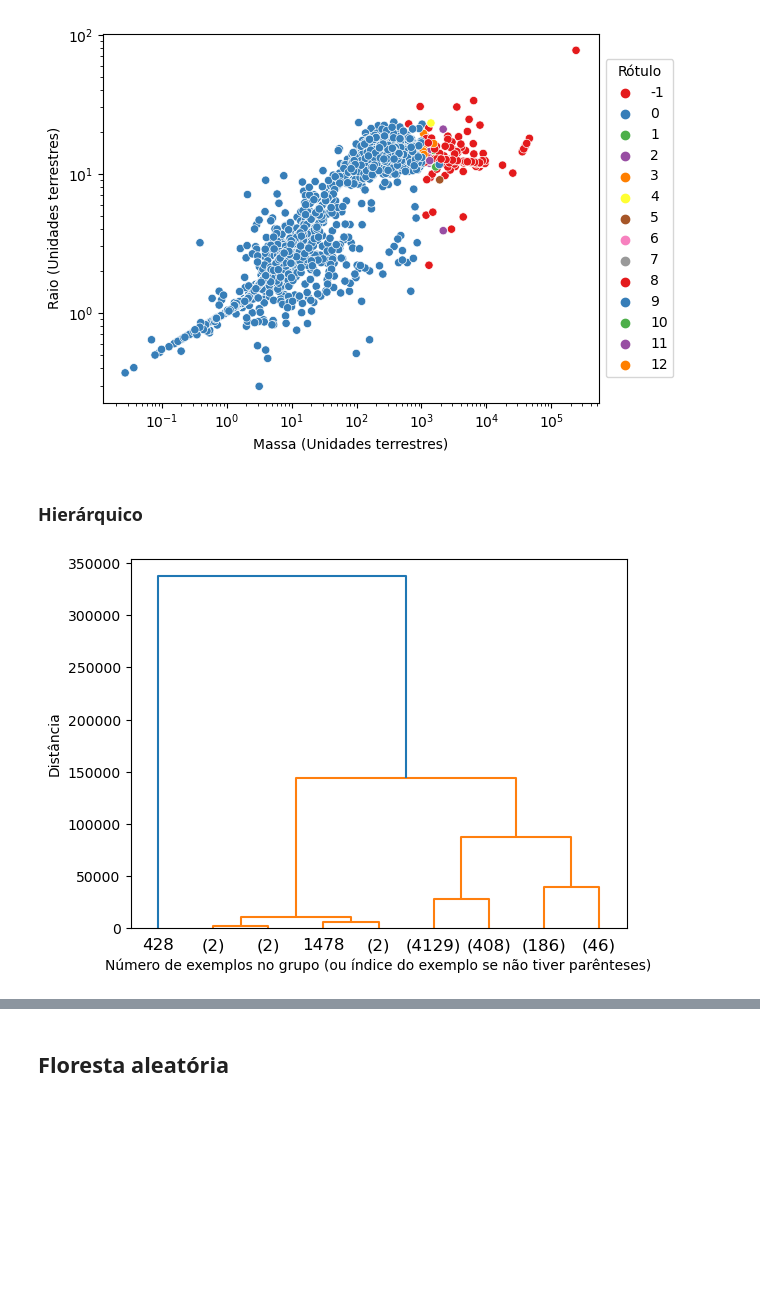
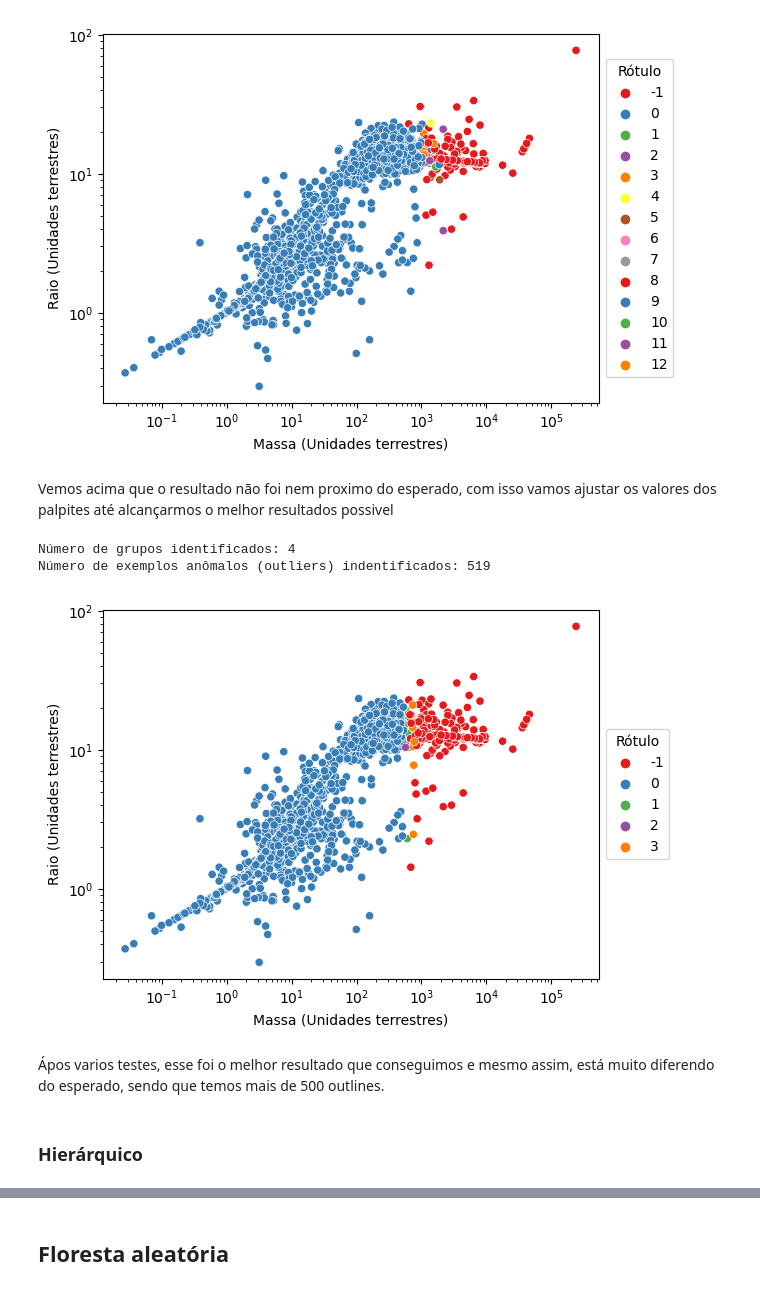
Before and after one commit to EricLeandroLM/Projeto_final_Machine_learning, a Jupyter notebook: Trabalho final.ipynb, the cells around one changed output, grey strips where cells are left out. Saved outputs shown, nothing was run; the diff lists cells and outputs as text; code cells hidden in the pictures; blank space fills up the shorter version.

```diff
--- a/Trabalho final.ipynb
+++ b/Trabalho final.ipynb
@@ -386,21 +359,22 @@ O palpite para o raio da vizinhança é 14.449715999999993
 # %% [markdown]
 Agora vamos aplicar os palpites n o modelo veremos sua performance
 # %%
+'''Teste dos palpites'''
 
-RAIO_VIZINHANCA = 14.449715999999993
-NUM_MIN_VIZINHOS = palpite_num_min_vizinhos
+RAIO_VIZINHANCA = palpite_raio_vizinhanca # Definindo o raio da vizinhança
+NUM_MIN_VIZINHOS = palpite_num_min_vizinhos # Definindo o raio da vizinhança
 
-agrupador = DBSCAN(eps=RAIO_VIZINHANCA, min_samples=NUM_MIN_VIZINHOS)
+agrupador = DBSCAN(eps=RAIO_VIZINHANCA, min_samples=NUM_MIN_VIZINHOS) # Gearndo o modelo
 
-agrupador.fit(X)
+agrupador.fit(X) # Fazendo o agrupasmento dos dados
 
-rotulos = agrupador.labels_
+rotulos = agrupador.labels_ # Pegandos os rotulos de cada grupo
 
-n_outliers = list(rotulos).count(-1)
-n_grupos = len(set(rotulos))
+n_outliers = list(rotulos).count(-1) # Definindo o número de outlines
+n_grupos = len(set(rotulos)) # Definindo o número de grupos
 
 if n_outliers > 0:
-    n_grupos = n_grupos - 1
+    n_grupos = n_grupos - 1 # Corrigindo o número de grupos, retirando os outlines
 
 print(f"Número de grupos identificados: {n_grupos}")
 print(f"Número de exemplos anômalos (outliers) indentificados: {n_outliers}")
@@ -415,29 +389,40 @@ plt.legend(title="Rótulo", loc="center left", bbox_to_anchor=(1, 0.5));
 Número de grupos identificados: 13
 Número de exemplos anômalos (outliers) indentificados: 310
 [figure]
+# %% [markdown]
+Vemos acima que o resultado não foi nem proximo do esperado, com isso vamos ajustar os valores dos palpites até alcançarmos o melhor resultados possivel
+# %%
+'''Valores finais definidos'''
+
+RAIO_VIZINHANCA = 16 # Definindo o raio da vizinhança
+NUM_MIN_VIZINHOS = 20 # Definindo o raio da vizinhança
+
+agrupador = DBSCAN(eps=RAIO_VIZINHANCA, min_samples=NUM_MIN_VIZINHOS) # Gearndo o modelo
+
+agrupador.fit(X) # Fazendo o agrupasmento dos dados
+
+rotulos = agrupador.labels_ # Pegandos os rotulos de cada grupo
+
+n_outliers = list(rotulos).count(-1) # Definindo o número de outlines
+n_grupos = len(set(rotulos)) # Definindo o número de grupos
+
+if n_outliers > 0:
+    n_grupos = n_grupos - 1 # Corrigindo o número de grupos, retirando os outlines
+
+print(f"Número de grupos identificados: {n_grupos}")
+print(f"Número de exemplos anômalos (outliers) indentificados: {n_outliers}")
+
+sns.scatterplot(x=X['mass'], y=X['radius'], hue=rotulos, palette="Set1")
+plt.xlabel("Massa (Unidades terrestres)")
+plt.ylabel("Raio (Unidades terrestres)")
+plt.xscale('log')
+plt.yscale('log')
+plt.legend(title="Rótulo", loc="center left", bbox_to_anchor=(1, 0.5));
+# %% [output]
+Número de grupos identificados: 4
+Número de exemplos anômalos (outliers) indentificados: 519
+[figure, added]
+# %% [markdown]
+Ápos varios testes, esse foi o melhor resultado que conseguimos e mesmo assim, está muito diferendo do esperado, sendo que temos mais de 500 outlines.
 # %% [markdown]
 ### Hierárquico
-# %%
-from scipy.cluster.hierarchy import linkage, dendrogram
-import matplotlib.pyplot as plt
-
-# X são seus dados
-
-#METODO_DISTANCIA = "single"  # distância de ligação mínima
-#METODO_DISTANCIA = "complete"  # distância de ligação máxima
-#METODO_DISTANCIA = "average"   # distância de ligação média
-METODO_DISTANCIA = "ward"      # distância de variância mínima
-
-linked = linkage(X, METODO_DISTANCIA)  # 'ward' é um método comum de linkage
-#dendrogram(linked, orientation='top', distance_sort='descending', show_leaf_counts=True)
-
-NIVEL_MAXIMO = 3
-
-#dendrogram(matriz_conexoes, truncate_mode="level", p=NIVEL_MAXIMO)
-dendrogram(linked, truncate_mode="level", p=NIVEL_MAXIMO)
-
-plt.xlabel("Número de exemplos no grupo (ou índice do exemplo se não tiver parênteses)")
-plt.ylabel("Distância");
-plt.show()
-# %% [output]
-[figure, removed]
```
Also changed, not shown: parts of 6 cells of this notebook.
